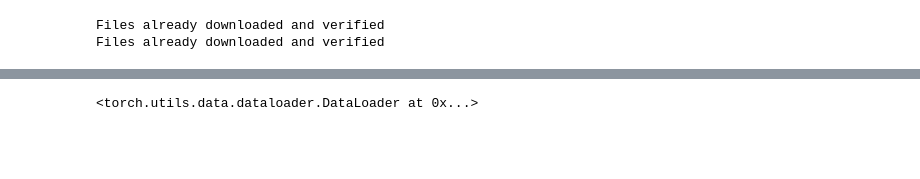
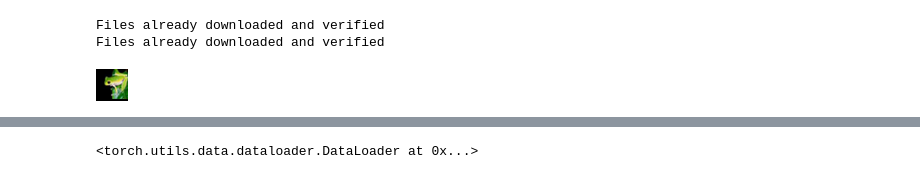
Before and after one commit to tdtce/BatchNorm_params_training, a Jupyter notebook: Untitled.ipynb, the cells around one changed output, grey strips where cells are left out. Cells and saved outputs as stored; diff of their text form; code cells hidden in the pictures; blank space fills up the shorter version.

```diff
--- a/Untitled.ipynb
+++ b/Untitled.ipynb
@@ -16,3 +19,17 @@ Files already downloaded and verified
+# %%
+std = [0.5, 0.5, 0.5]
+mean = [0.5, 0.5, 0.5]
+# %%
+x = train_dataloader.dataset[104][0]
+
+z = x * torch.tensor(std).view(3, 1, 1)
+z = z + torch.tensor(mean).view(3, 1, 1)
+
+img2 = torchvision.transforms.ToPILImage(mode='RGB')(z)
+# %%
+img2
+# %% [output]
+[figure, added]
 # %%
 train_transforms
 # %% [output]
```
Also changed, not shown: parts of 13 cells of this notebook, 6 other files.
